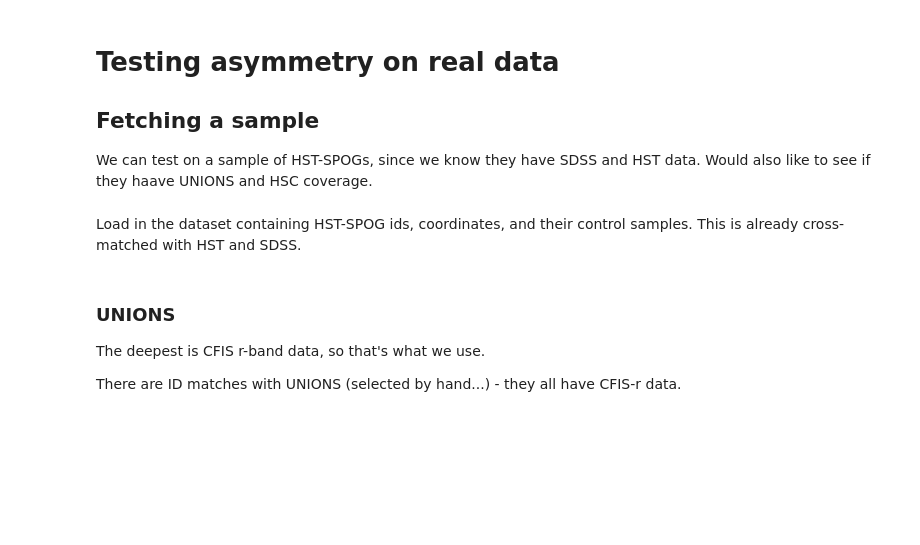
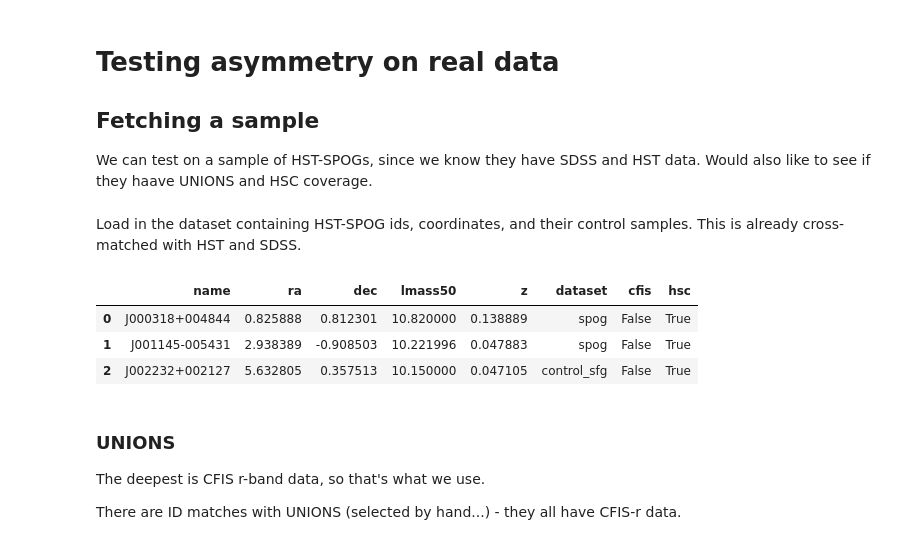
Before and after one commit to astro-nova/asymmetry, a Jupyter notebook: 5 HST HSC SDSS thumbnails.ipynb, the cells around one changed output. Saved outputs shown, nothing was run; the diff lists cells and outputs as text; code cells hidden in the pictures; blank space fills up the shorter version.

```diff
--- a/5 HST HSC SDSS thumbnails.ipynb
+++ b/5 HST HSC SDSS thumbnails.ipynb
@@ -17,10 +20,13 @@ norm    = AsymmetricPercentileInterval(10, 99.6)
 # %% [markdown]
 Load in the dataset containing HST-SPOG ids, coordinates, and their control samples. This is already cross-matched with HST and SDSS.
 # %%
-data = pd.read_csv('data/catalogs/hst_spogs_controls.csv')
-data = data.drop_duplicates(subset=['name']).reset_index()
-data = data[['name','ra','dec','lmass50','z','dataset']]
-data.to_csv('data/catalogs/hst_spogs_controls.csv', index=False)
+data = pd.read_csv('data/catalogs/data.csv')
+data.head(3)
+# %% [output]
+|  | name | ra | dec | lmass50 | z | dataset | cfis | hsc |
+| 0 | J000318+004844 | 0.825888 | 0.812301 | 10.820000 | 0.138889 | spog | False | True |
+| 1 | J001145-005431 | 2.938389 | -0.908503 | 10.221996 | 0.047883 | spog | False | True |
+| 2 | J002232+002127 | 5.632805 | 0.357513 | 10.150000 | 0.047105 | control_sfg | False | True |
 # %% [markdown]
 ### UNIONS
 The deepest is CFIS r-band data, so that's what we use.
```
Also changed, not shown: parts of 18 cells of this notebook, 22 other files.
